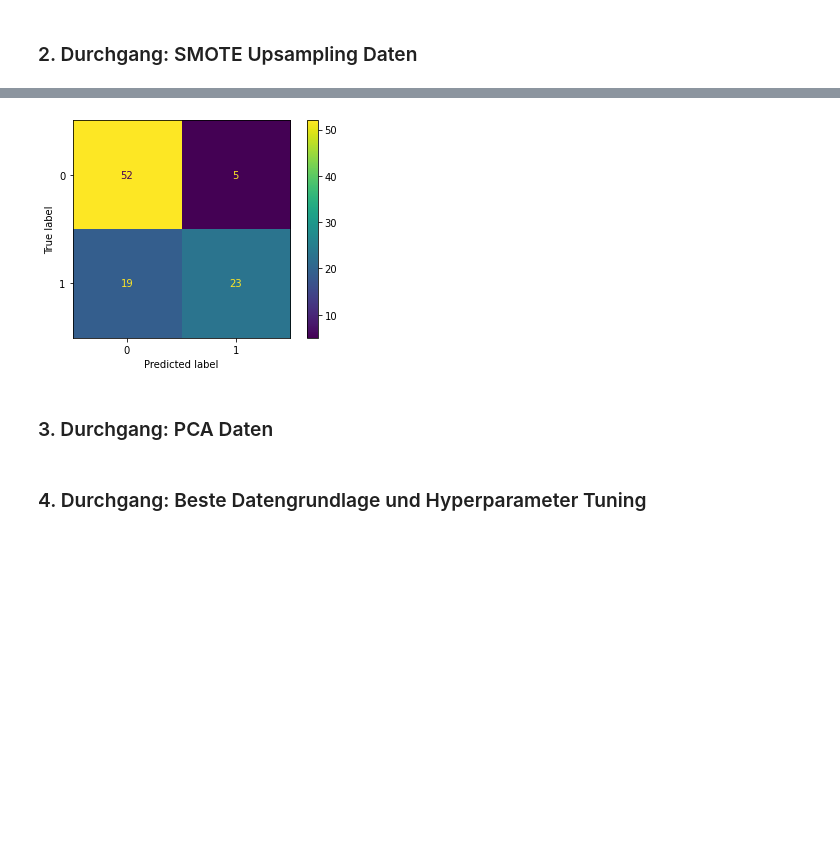
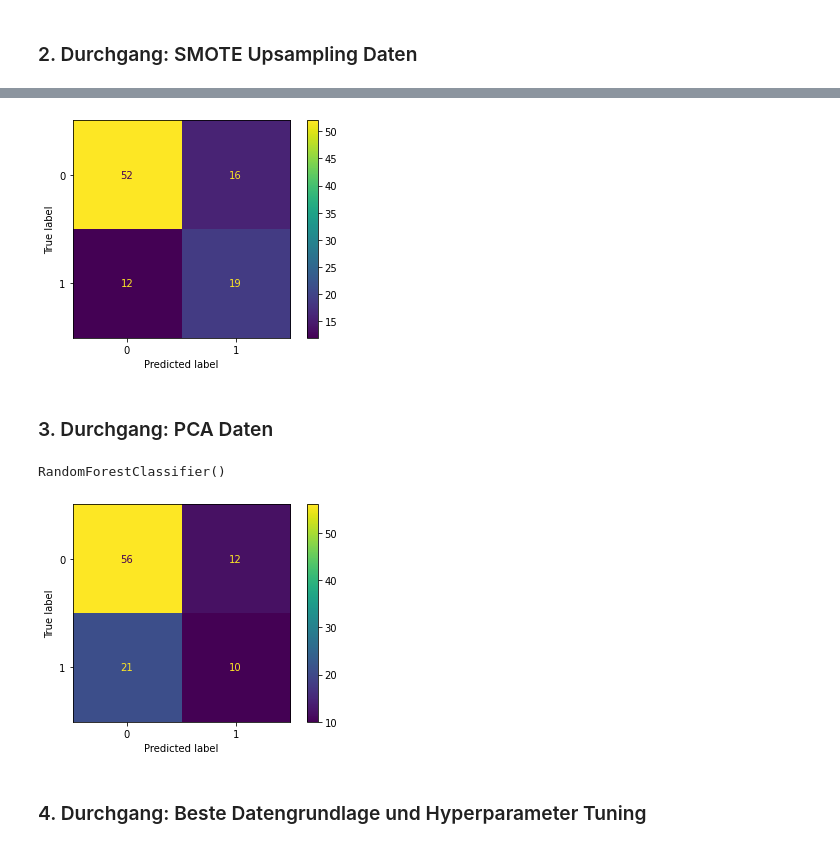
Before and after one commit to jopagel/Heart-Failure, a Jupyter notebook: RandomForest.ipynb, the cells around one changed output, grey strips where cells are left out. Cells and saved outputs as stored; diff of their text form; code cells hidden in the pictures; blank space fills up the shorter version.

```diff
--- a/RandomForest.ipynb
+++ b/RandomForest.ipynb
@@ -78,9 +76,22 @@ y_preds = rf.predict(X_test)
 # %%
-plot_confusion_matrix(model, X_test, y_test);
+plot_confusion_matrix(rf_sm, X_test_sc, y_test);
 # %% [output]
-[figure, old version]
+[figure, new version]
 # %% [markdown]
 ### 3. Durchgang: PCA Daten
+# %%
+pca = PCA(n_components=5)
+X_train_pca = pd.DataFrame(data = pca.fit_transform(X_train_sc), columns=['pc1','pc2','pc3','pc4','pc5'])
+X_test_pca = pd.DataFrame(data = pca.transform(X_test_sc), columns=['pc1','pc2','pc3','pc4','pc5'])
+# %%
+rf_pca = RandomForestClassifier()
+rf_pca.fit(X_train_pca, y_train)
+# %% [output]
+RandomForestClassifier()
+# %%
+plot_confusion_matrix(rf_pca, X_test_pca, y_test);
+# %% [output]
+[figure, added]
 # %% [markdown]
 ### 4. Durchgang: Beste Datengrundlage und Hyperparameter Tuning
 # %%
```
Also changed, not shown: parts of 19 cells of this notebook.
